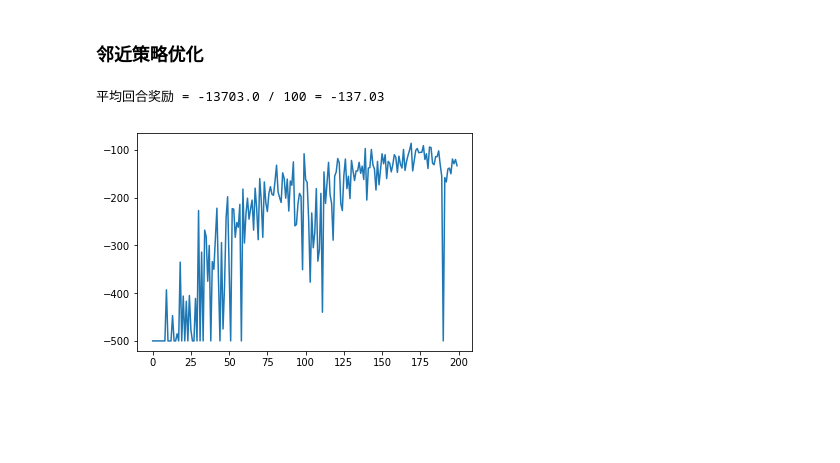
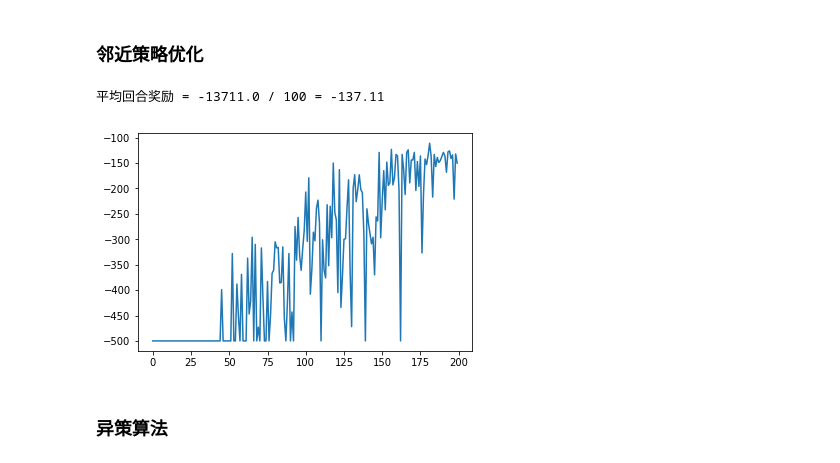
Before and after one commit to ZhiqingXiao/rl-book, a Jupyter notebook: chapter08_ac/Acrobot-v1_tf.ipynb, the cells around one changed output. Drawn from its saved outputs; the diff is of its cells as text; code cells hidden in the pictures; blank space fills up the shorter version.

```diff
--- a/chapter08_ac/Acrobot-v1_tf.ipynb
+++ b/chapter08_ac/Acrobot-v1_tf.ipynb
@@ -221,0 +253,18 @@ print('平均回合奖励 = {} / {} = {}'.format(sum(episode_rewards),
+# %%
+actor_kwargs = {'hidden_sizes' : [100,], 'learning_rate' : 0.001}
+critic_kwargs = {'hidden_sizes' : [100,], 'learning_rate' : 0.001}
+agent = ElibilityTraceActorCriticAgent(env, actor_kwargs=actor_kwargs,
+        critic_kwargs=critic_kwargs)
+
+# 训练
+episodes = 100
+episode_rewards = []
+for episode in range(episodes):
+    episode_reward = play_qlearning(env, agent, train=True)
+    episode_rewards.append(episode_reward)
+plt.plot(episode_rewards);
+
+# 测试
+episode_rewards = [play_qlearning(env, agent) for _ in range(100)]
+print('平均回合奖励 = {} / {} = {}'.format(sum(episode_rewards),
+        len(episode_rewards), np.mean(episode_rewards)))
@@ -222,3 +274,15 @@ print('平均回合奖励 = {} / {} = {}'.format(sum(episode_rewards),
 # %% [markdown]
 ### 邻近策略优化
+# %%
+class PPOReplayer:
+    def __init__(self):
+        self.memory = pd.DataFrame()
+
+    def store(self, df):
+        self.memory = pd.concat([self.memory, df], ignore_index=True)
+
+    def sample(self, size):
+        indices = np.random.choice(self.memory.shape[0], size=size)
+        return (np.stack(self.memory.loc[indices, field]) for field in
+                self.memory.columns)
 # %%
@@ -321,27 +389,25 @@ def play_montecarlo(env, agent, render=False, train=False):
         observation = next_observation
     return episode_reward
 # %%
-actor_kwargs = {'hidden_sizes' : [100,], 'activation' : tf.nn.relu,
-        'learning_rate' : 0.001}
-critic_kwargs = {'hidden_sizes' : [100,], 'activation' : tf.nn.relu,
-        'learning_rate' : 0.002}
+actor_kwargs = {'hidden_sizes' : [100,], 'learning_rate' : 0.001}
+critic_kwargs = {'hidden_sizes' : [100,], 'learning_rate' : 0.002}
 agent = PPOAgent(env, actor_kwargs=actor_kwargs,
-        critic_kwargs=critic_kwargs, batches=80)
+        critic_kwargs=critic_kwargs, batches=50)
 
 # 训练
 episodes = 200
 episode_rewards = []
 for episode in range(episodes):
     episode_reward = play_montecarlo(env, agent, train=True)
     episode_rewards.append(episode_reward)
-
 plt.plot(episode_rewards);
 
 # 测试
-episode_rewards = [play_montecarlo(env, agent, train=False)
-        for _ in range(100)]
+episode_rewards = [play_montecarlo(env, agent) for _ in range(100)]
 print('平均回合奖励 = {} / {} = {}'.format(sum(episode_rewards),
         len(episode_rewards), np.mean(episode_rewards)))
 # %% [output]
-平均回合奖励 = -13703.0 / 100 = -137.03
+平均回合奖励 = -13711.0 / 100 = -137.11
-[figure, old version]
+[figure, new version]
+# %% [markdown]
+### 异策算法
```
Also changed, not shown: parts of 17 cells of this notebook, 5 other files.
